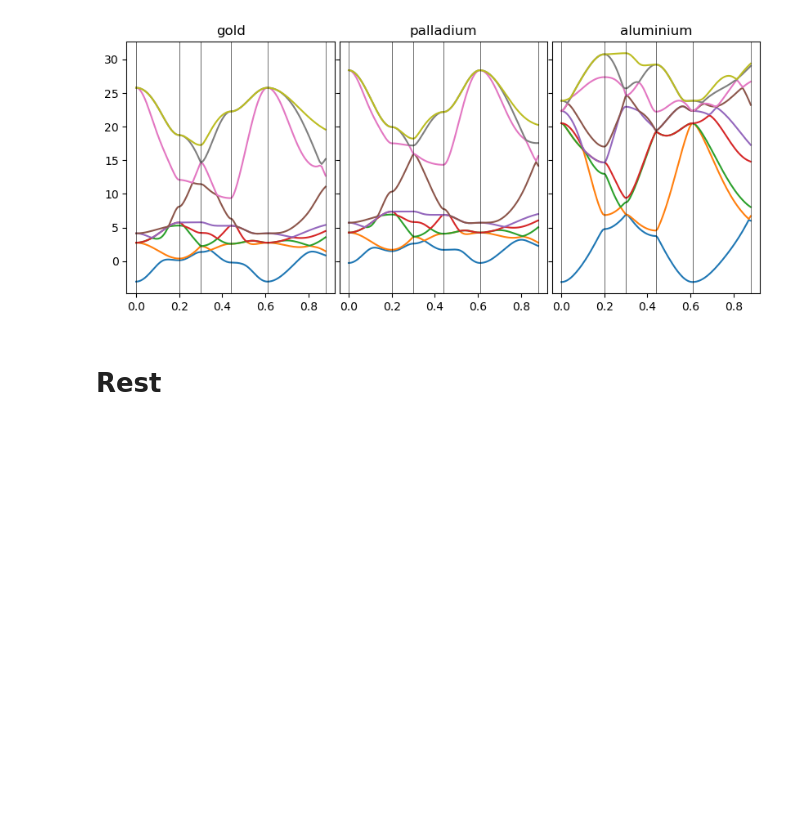
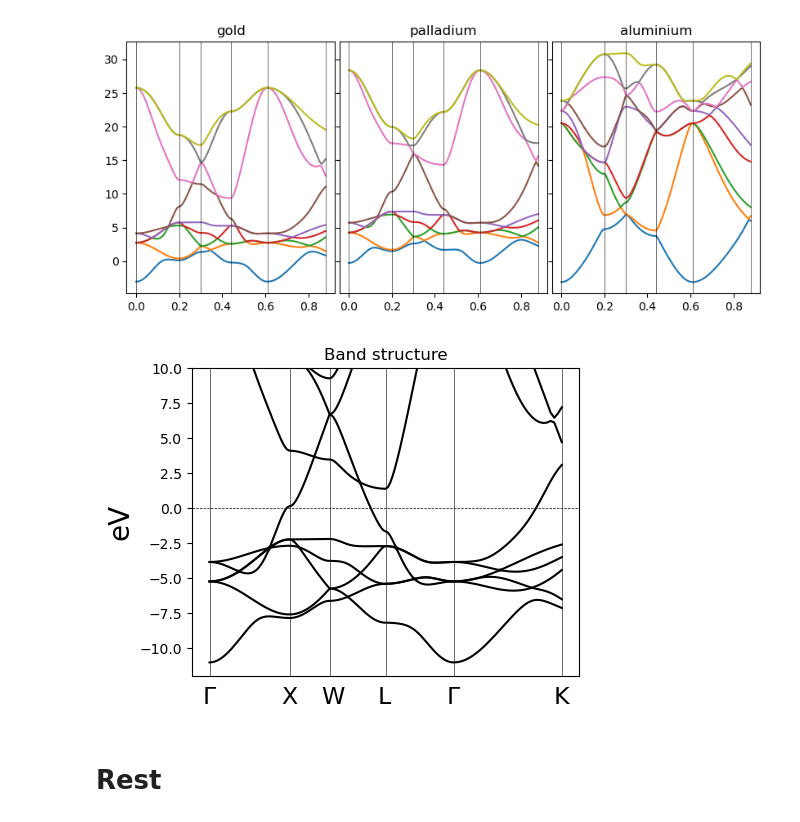
Before and after one commit to simaomenesesjoao/MaxTB, a Jupyter notebook: code_tests/julia_tests.ipynb, the cells around one changed output. Drawn from its saved outputs; the diff is of its cells as text; code cells hidden in the pictures; blank space fills up the shorter version.

```diff
--- a/code_tests/julia_tests.ipynb
+++ b/code_tests/julia_tests.ipynb
@@ -252,5 +252,26 @@ for bands, ax, material in zip(band_list, axs, materials):
         ax.axvline(ks[x], c='k', linewidth=0.4)
 # %% [output]
 [figure]
+# %%
+bands = band_list[0]
+fig, ax = plt.subplots(1,1,figsize=(5,4))
+
+Ef = 8
+ax.set_title("Band structure")
+ax.set_ylabel("eV", fontsize=20)
+for i in range(No):
+    band = bands[:,i+3]*Ha_eV
+    ax.plot(ks, band-Ef, color='k')
+
+points = [r"$\Gamma$", "X", "W", "L", r"$\Gamma$", "K"]
+for x,p in zip(xs, points):
+    ax.axvline(ks[x], c='k', linewidth=0.4)
+    ax.text(ks[x]-0.02,-6-Ef,p, fontsize=17)
+
+ax.set_ylim([-12,10])
+ax.axhline(0, linestyle='--', color='k', linewidth=0.5)
+ax.get_xaxis().set_visible(False)
+# %% [output]
+[figure, added]
 # %% [markdown]
 # Rest
```
Also changed, not shown: parts of 1 cell of this notebook, 6 other files.
